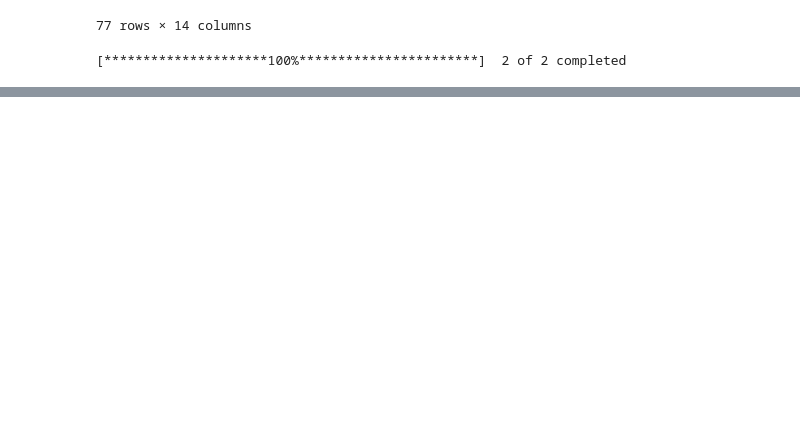
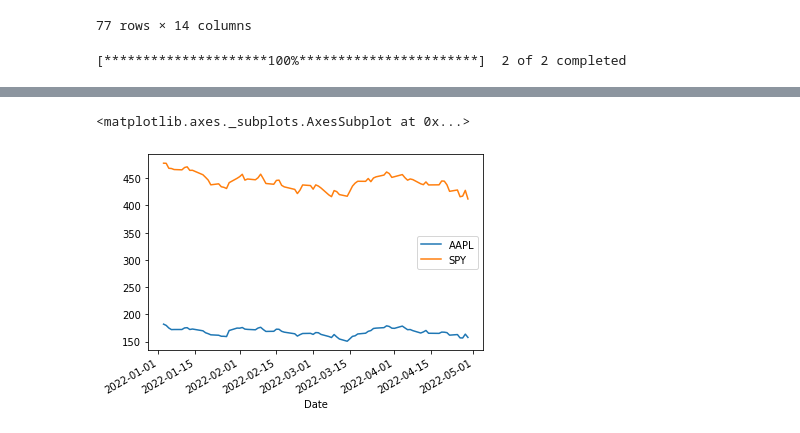
Before and after one commit to pksnj/pksnj, a Jupyter notebook: yaFin.ipynb, the cells around one changed output, grey strips where cells are left out. Cells and saved outputs as stored; diff of their text form; code cells hidden in the pictures; blank space fills up the shorter version.

```diff
--- a/yaFin.ipynb
+++ b/yaFin.ipynb
@@ -329,2 +347,5 @@ data = yf.download("SPY AAPL", start="2022-01-01", end="2022-04-30")
 # %%
-data
+data.Close.plot()
+# %% [output]
+<matplotlib.axes._subplots.AxesSubplot at 0x...>
+[figure, added]
```
Also changed, not shown: parts of 1 cell of this notebook.
